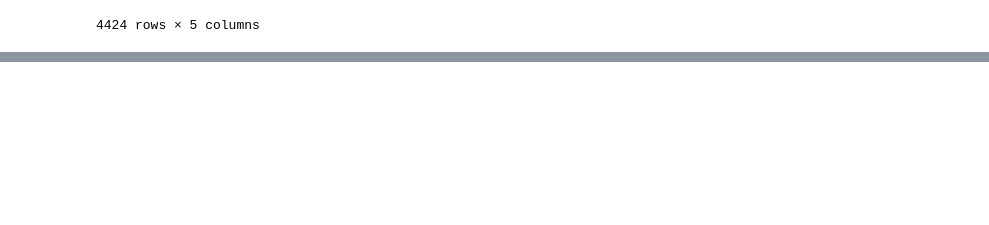
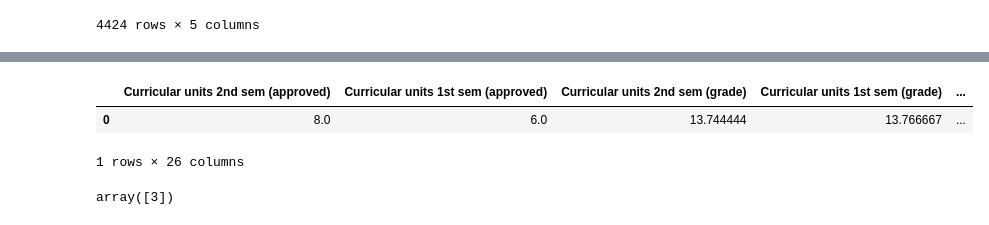
Before and after one commit to OsBojor/ciCdMachineLearning, a Jupyter notebook: notebook.ipynb, the cells around one changed output, grey strips where cells are left out. Saved outputs shown, nothing was run; the diff lists cells and outputs as text; code cells hidden in the pictures; blank space fills up the shorter version.

```diff
--- a/notebook.ipynb
+++ b/notebook.ipynb
@@ -133,2 +336,4 @@ selectedFeatures = mIScores[mIScores > 0.01].index.tolist()
 XTrain = XTrain[selectedFeatures].copy()
 XTest = XTest[selectedFeatures].copy()
+# %%
+singleTest = XTest.sample(n=3).iloc[0, :].values
@@ -273,0 +562,13 @@ dfOutput[
+# %%
+pd.DataFrame([list(singleTest)], columns=XTest.columns
+             )
+# %% [output]
+|  | Curricular units 2nd sem (approved) | Curricular units 1st sem (approved) | Curricular units 2nd sem (grade) | Curricular units 1st sem (grade) | ... |
+| 0 | 8.0 | 6.0 | 13.744444 | 13.766667 | ... |
+1 rows × 26 columns
+# %%
+# Single test
+pipe.predict(pd.DataFrame([list(singleTest)], columns=XTest.columns
+             ))
+# %% [output]
+array([3])
```
Also changed, not shown: parts of 43 cells of this notebook, 6 other files.
